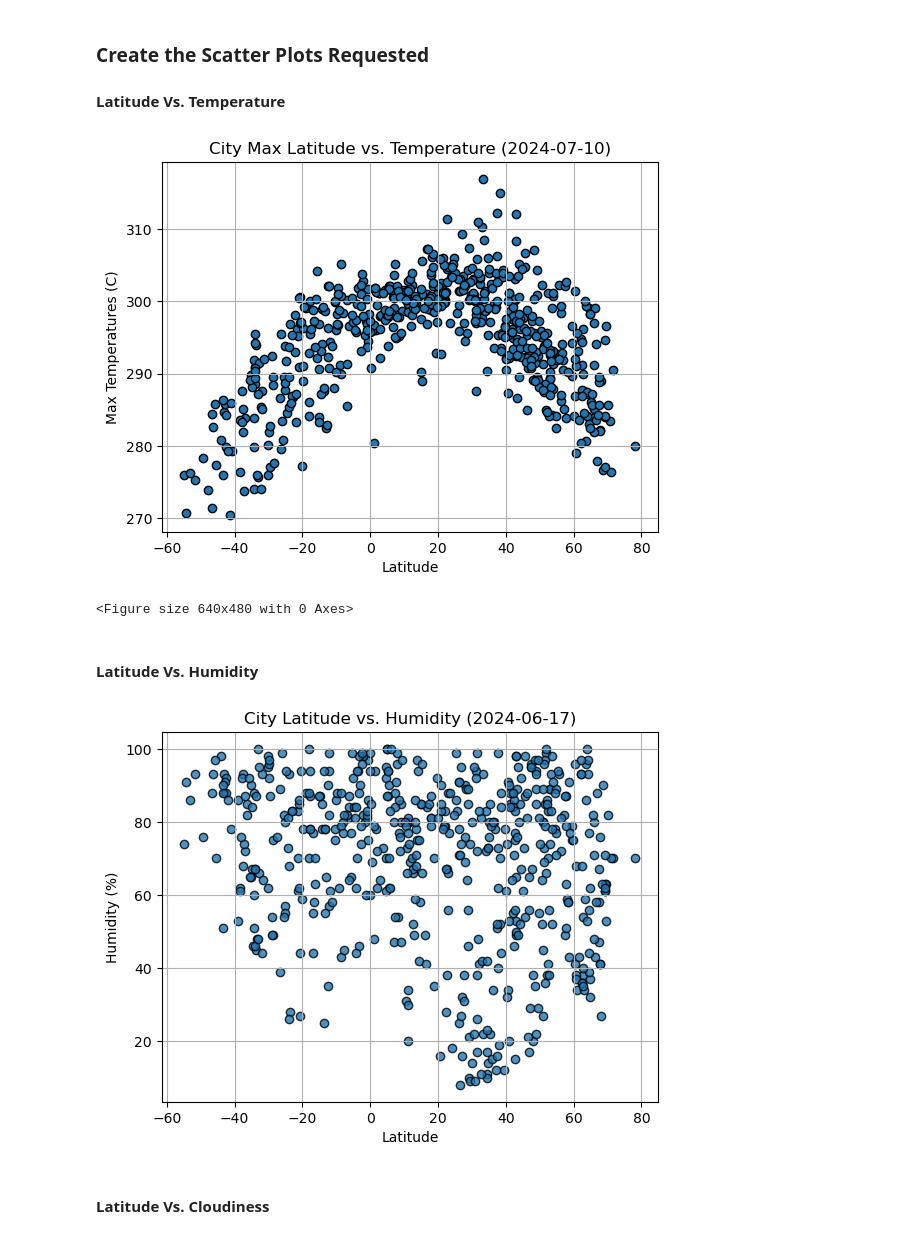
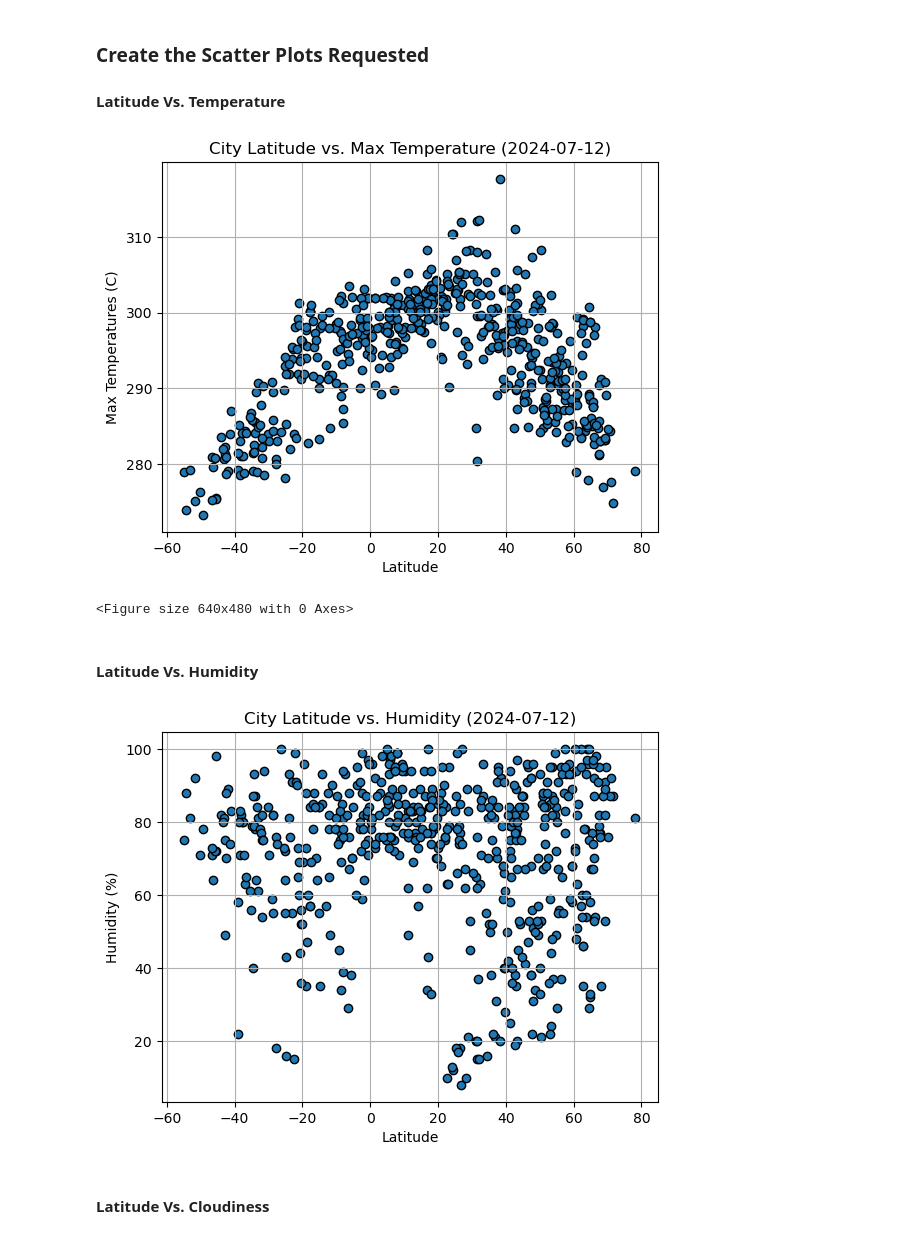
Before and after one commit to pixare7/World_Weather_Analysis, a Jupyter notebook: WeatherPy.ipynb, the cells around one changed output. Drawn from its saved outputs; the diff is of its cells as text; code cells hidden in the pictures.

```diff
--- a/WeatherPy.ipynb
+++ b/WeatherPy.ipynb
@@ -203,7 +204,7 @@ temp = city_data_df['Max Temp']
 plt.scatter(lat, temp, edgecolors='black')
 
 # other graph properties
-plt.title('City Max Latitude vs. Temperature (2024-07-10)')
+plt.title('City Latitude vs. Max Temperature (2024-07-12)')
 plt.xlabel('Latitude')
 plt.ylabel('Max Temperatures (C)')
 plt.grid(True)
@@ -216,24 +217,29 @@ plt.savefig("output_data/Fig1.png")
 # Show plot
 plt.show()
 # %% [output]
-[figure, old version]
+[figure, new version]
 <Figure size 640x480 with 0 Axes>
 # %% [markdown]
 #### Latitude Vs. Humidity
 # %%
-# Build the scatter plots for latitude vs. humidity
-# YOUR CODE HERE
+# scatter plot for latitude vs. humidity
+lat = city_data_df['Lat']
+hum = city_data_df['Humidity']
+plt.scatter(lat, hum, edgecolors='black')
 
-# Incorporate the other graph properties
-# YOUR CODE HERE
+# other graph properties
+plt.title('City Latitude vs. Humidity (2024-07-12)')
+plt.xlabel('Latitude')
+plt.ylabel('Humidity (%)')
+plt.grid(True)
 
 # Save the figure
 plt.savefig("output_data/Fig2.png")
 
 # Show plot
 plt.show()
 # %% [output]
-[figure, old version]
+[figure, new version]
 # %% [markdown]
 #### Latitude Vs. Cloudiness
 # %%
```
Also changed, not shown: parts of 33 cells of this notebook, 4 other files.
